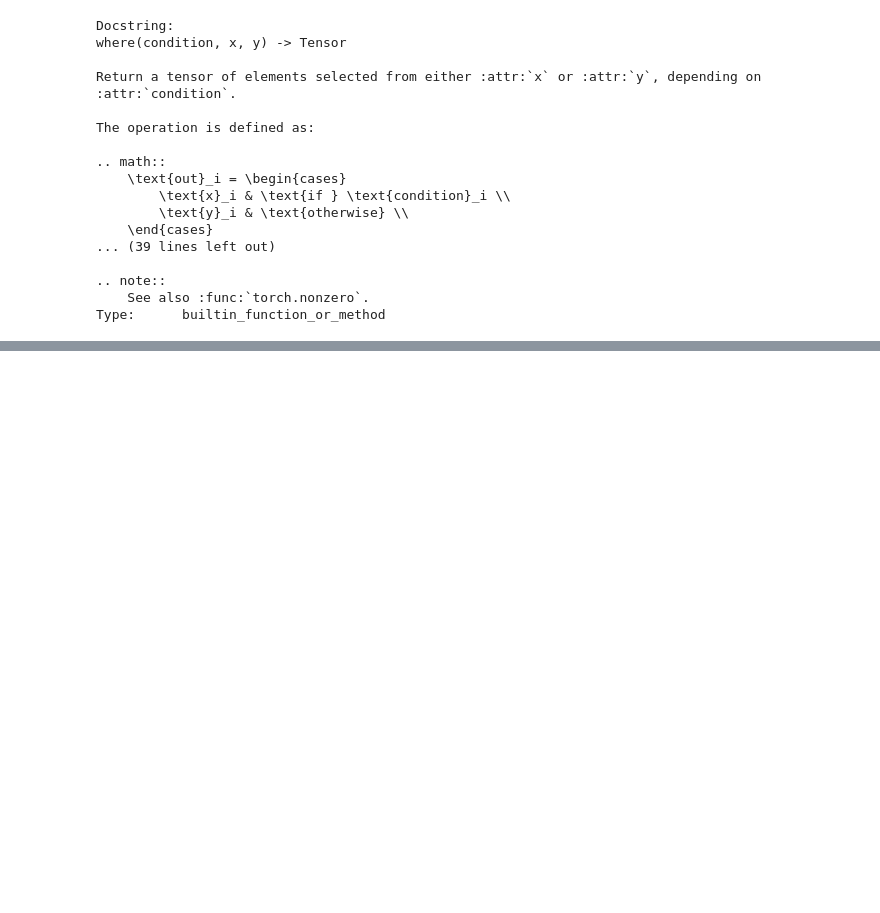
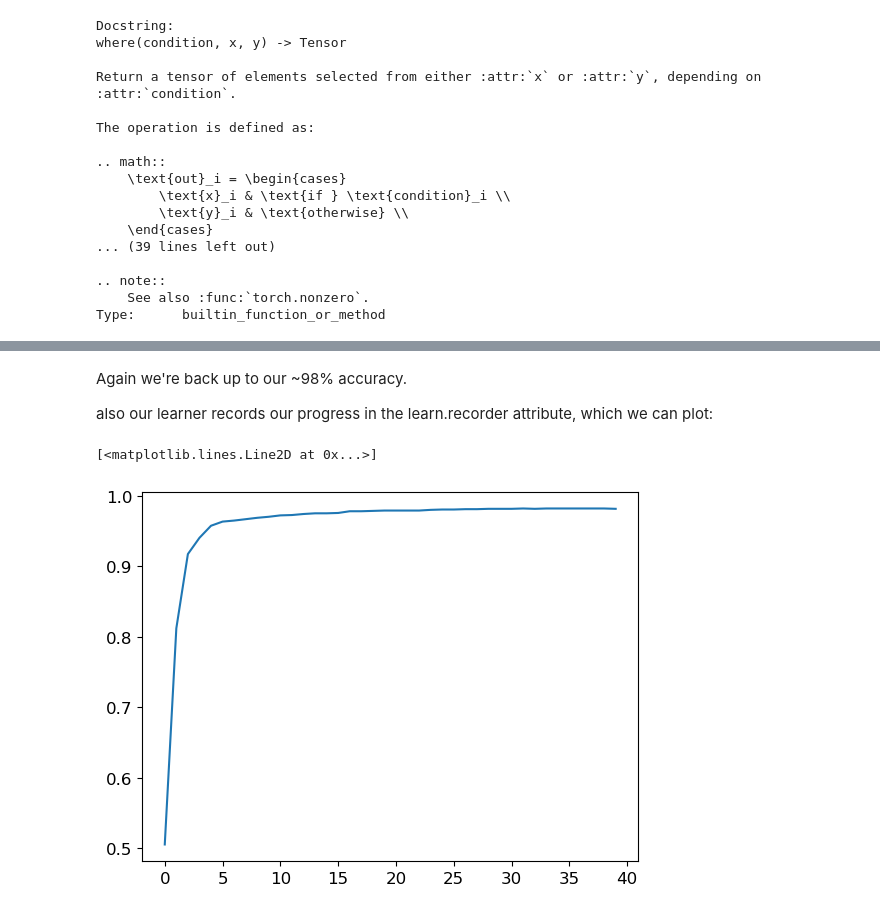
Before and after one commit to nglillywhite/blog, a Jupyter notebook: posts/2022-12-29-Fastai Chapter 3.ipynb, the cells around one changed output, grey strips where cells are left out. Cells and saved outputs as stored; diff of their text form; code cells hidden in the pictures; blank space fills up the shorter version.

Commit message:
Finished Chapter 3
Exhausting but amazing, TODO go back and see if I can implement Jeremy's deep learning in excel with pandas and python

```diff
--- a/posts/2022-12-29-Fastai Chapter 3.ipynb
+++ b/posts/2022-12-29-Fastai Chapter 3.ipynb
@@ -1647,0 +1841,5 @@ Type:      builtin_function_or_method
+# %%
+def batch_accuracy(xb, yb):
+    predictions = xb.sigmoid()
+    correct = (predictions>0.5) == yb
+    return correct.float().mean()
@@ -1647,0 +1968,2 @@ Type:      builtin_function_or_method
+# %%
+dls = DataLoaders(dl, valid_dl)
@@ -1647,0 +2013,6 @@ Type:      builtin_function_or_method
+# %%
+simple_net = nn.Sequential(
+    nn.Linear(28*28,30),
+    nn.ReLU(),
+    nn.Linear(30,1)
+)
@@ -1647,0 +2029,7 @@ Type:      builtin_function_or_method
+# %%
+learn = Learner(dls=dls,
+                model=simple_net,
+                opt_func=SGD,
+                loss_func=mnist_loss, metrics=batch_accuracy)
+
+learn.fit(40, lr=0.1)
@@ -1647,0 +2054,9 @@ Type:      builtin_function_or_method
+# %% [markdown]
+Again we're back up to our ~98% accuracy.
+
+also our learner records our progress in the learn.recorder attribute, which we can plot:
+# %%
+plt.plot(L(learn.recorder.values).itemgot(2))
+# %% [output]
+[<matplotlib.lines.Line2D at 0x...>]
+[figure, added]
```
Also changed, not shown: parts of 114 cells of this notebook, 1 other file.
